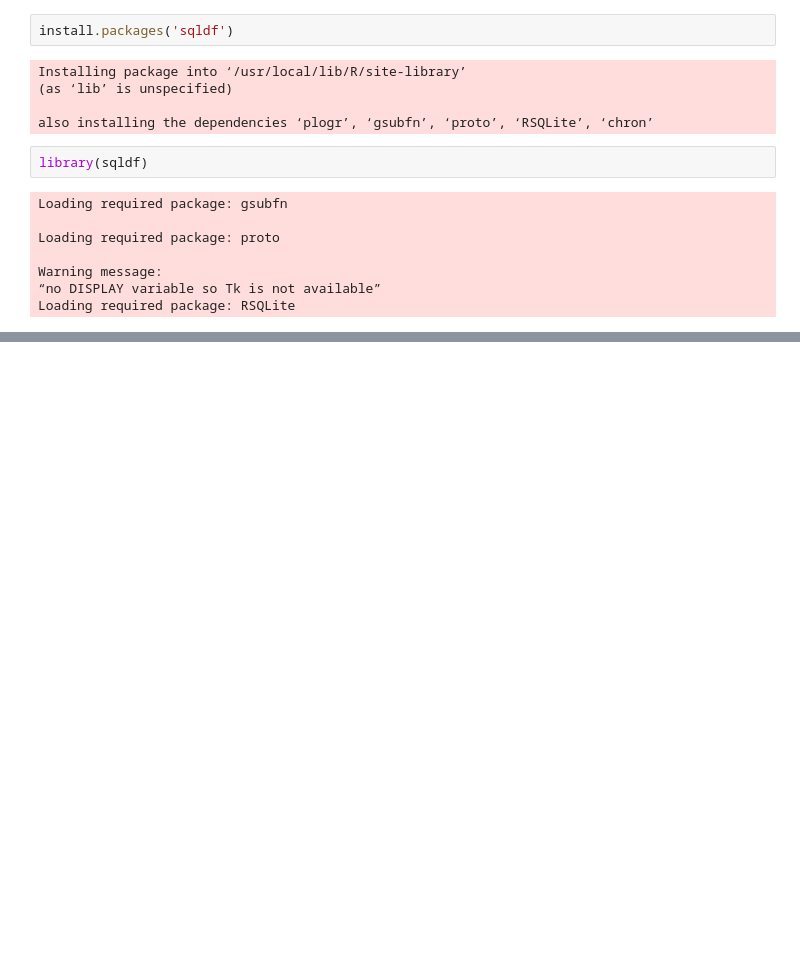
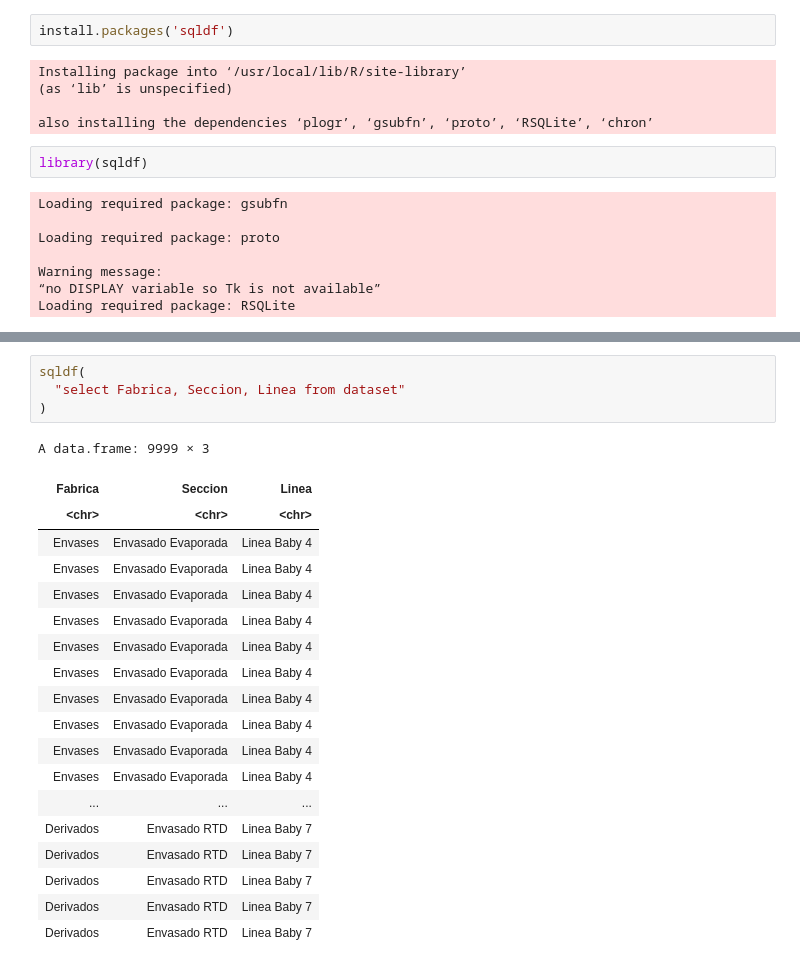
Before and after one commit to lismarcarolinacamacho/R-Y-SQL, a Jupyter notebook: Copia_de_kernel_de_R_+SQL.ipynb, the cells around one changed output, grey strips where cells are left out. Drawn from its saved outputs; the diff is of its cells as text; blank space fills up the shorter version.

```diff
--- a/Copia_de_kernel_de_R_+SQL.ipynb
+++ b/Copia_de_kernel_de_R_+SQL.ipynb
@@ -21,0 +36,24 @@ Loading required package: RSQLite
+# %%
+sqldf(
+  "select Fabrica, Seccion, Linea from dataset"
+)
+# %% [output]
+A data.frame: 9999 × 3
+| Fabrica | Seccion | Linea |
+| <chr> | <chr> | <chr> |
+| Envases | Envasado Evaporada | Linea Baby 4 |
+| Envases | Envasado Evaporada | Linea Baby 4 |
+| Envases | Envasado Evaporada | Linea Baby 4 |
+| Envases | Envasado Evaporada | Linea Baby 4 |
+| Envases | Envasado Evaporada | Linea Baby 4 |
+| Envases | Envasado Evaporada | Linea Baby 4 |
+| Envases | Envasado Evaporada | Linea Baby 4 |
+| Envases | Envasado Evaporada | Linea Baby 4 |
+| Envases | Envasado Evaporada | Linea Baby 4 |
+| Envases | Envasado Evaporada | Linea Baby 4 |
+| ... | ... | ... |
+| Derivados | Envasado RTD | Linea Baby 7 |
+| Derivados | Envasado RTD | Linea Baby 7 |
+| Derivados | Envasado RTD | Linea Baby 7 |
+| Derivados | Envasado RTD | Linea Baby 7 |
+| Derivados | Envasado RTD | Linea Baby 7 |
```
Also changed, not shown: parts of 6 cells of this notebook.
